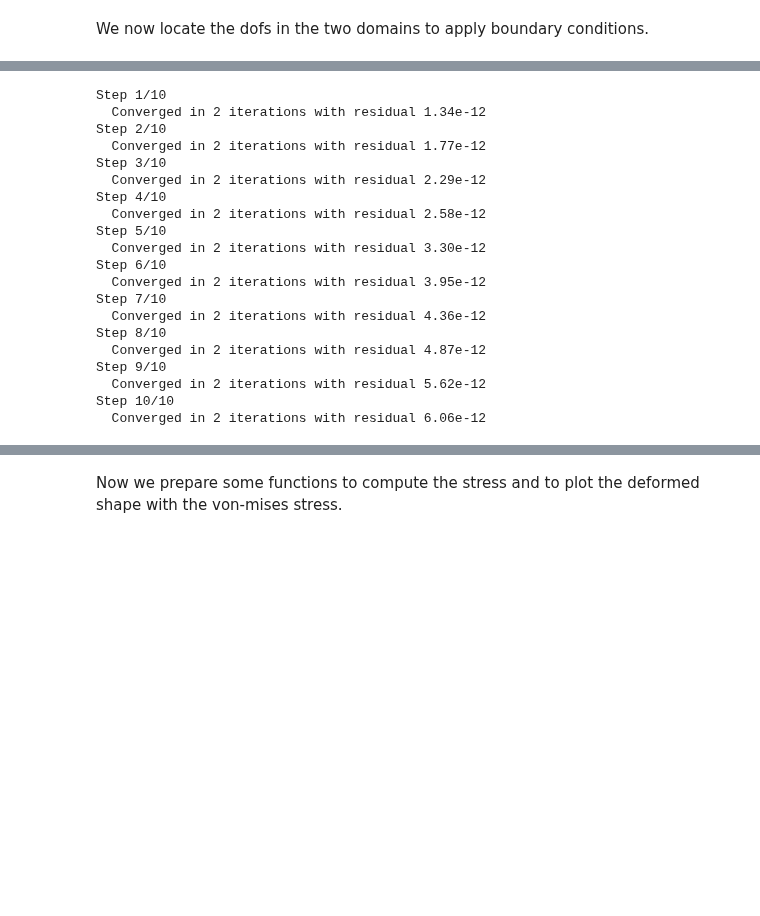
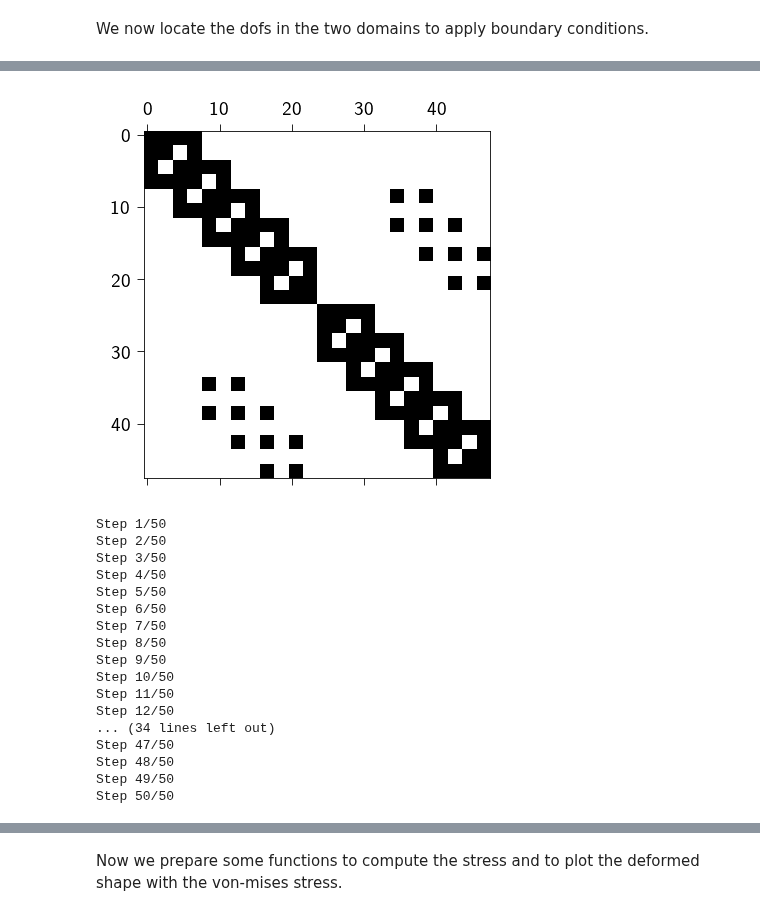
Before and after one commit to smec-ethz/tatva, a Jupyter notebook: examples/notebooks/dynamic_fracture.ipynb, the cells around one changed output, grey strips where cells are left out. Drawn from its saved outputs; the diff is of its cells as text; code cells hidden in the pictures; blank space fills up the shorter version.

Commit message:
dpating cohesive fracture noteboks

```diff
--- a/examples/notebooks/dynamic_fracture.ipynb
+++ b/examples/notebooks/dynamic_fracture.ipynb
@@ -518,0 +471,7 @@ def newton_solver(
+# %%
+@auto_vmap(lower_element=1, upper_element=1)
+def create_cohesive_elements(lower_element, upper_element):
+    return jnp.array([lower_element[0], lower_element[1], upper_element[1], upper_element[0]])
+
+
+cohesive_elements = create_cohesive_elements(lower_elements_1d, upper_elements_1d)
@@ -518,0 +480,11 @@ def newton_solver(
+# %%
+sparsity_pattern = sparse.create_sparsity_pattern(
+    elements, n_dofs_per_node, (n_dofs, n_dofs), cohesive_elements
+)
+# %%
+plt.style.use(STYLE_PATH)
+plt.figure(figsize=(3,3))
+plt.spy(sparsity_pattern.todense())
+plt.show()
+# %% [output]
+[figure, added]
@@ -519,31 +574,26 @@ def newton_solver(
 # %%
-u_static = newton_solver(
-    u_flat=u,
+u_solution, errors = newton_solver(
     fixed_dofs=fixed_dofs,
-    free_dofs=free_dofs,
     u_target_flat=prescribed_values,
-    n_steps=10,
+    n_steps=50,
     tol=1e-8,
-    max_iter=20,
+    max_iter=30,
 )
 # %% [output]
-Step 1/10
-  Converged in 2 iterations with residual 1.34e-12
-Step 2/10
-  Converged in 2 iterations with residual 1.77e-12
-Step 3/10
-  Converged in 2 iterations with residual 2.29e-12
-Step 4/10
-  Converged in 2 iterations with residual 2.58e-12
-Step 5/10
-  Converged in 2 iterations with residual 3.30e-12
-Step 6/10
-  Converged in 2 iterations with residual 3.95e-12
-Step 7/10
-  Converged in 2 iterations with residual 4.36e-12
-Step 8/10
-  Converged in 2 iterations with residual 4.87e-12
-Step 9/10
-  Converged in 2 iterations with residual 5.62e-12
-Step 10/10
-  Converged in 2 iterations with residual 6.06e-12
+Step 1/50
+Step 2/50
+Step 3/50
+Step 4/50
+Step 5/50
+Step 6/50
+Step 7/50
+Step 8/50
+Step 9/50
+Step 10/50
+Step 11/50
+Step 12/50
+... (34 lines left out)
+Step 47/50
+Step 48/50
+Step 49/50
+Step 50/50
```
Also changed, not shown: parts of 47 cells of this notebook, 2 other files.
